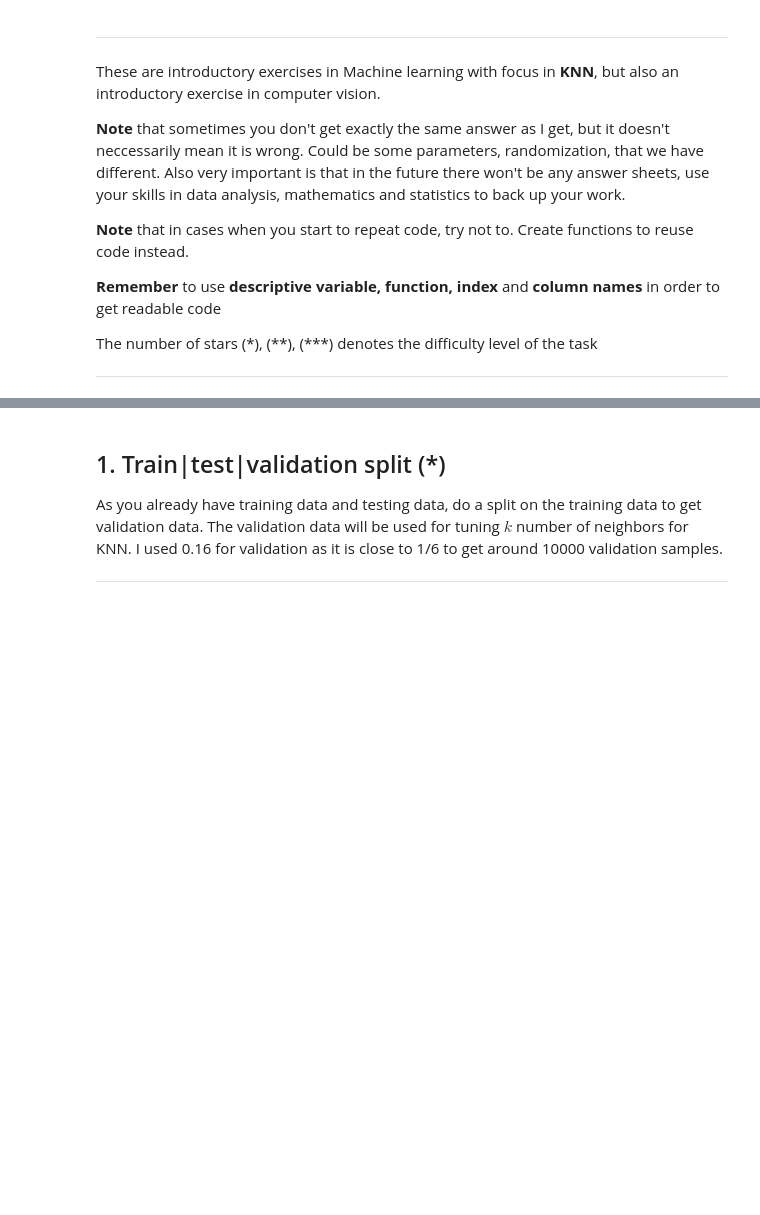
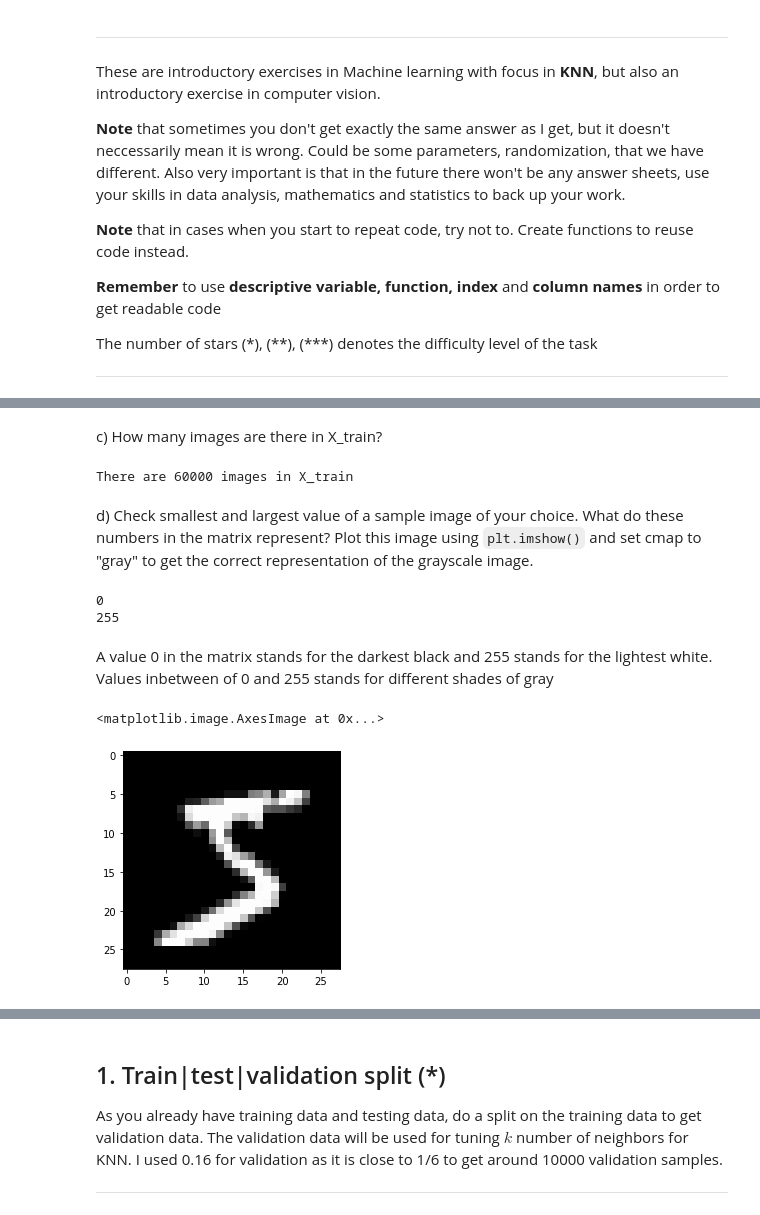
Before and after one commit to yuna-liu/Maskininlarning-Yuna-Liu, a Jupyter notebook: Exercises/E05_KNN.ipynb, the cells around one changed output, grey strips where cells are left out. Cells and saved outputs as stored; diff of their text form; code cells hidden in the pictures; blank space fills up the shorter version.

````diff
--- a/Exercises/E05_KNN.ipynb
+++ b/Exercises/E05_KNN.ipynb
@@ -57,0 +66,3 @@ e) Shape: X_train: (60000, 784), X_test: (10000, 784)
+# %%
+(X_train, y_train), (X_test, y_test)= keras.datasets.mnist.load_data()
+# https://www.tensorflow.org/api_docs/python/tf/keras/datasets/mnist/load_data
@@ -57,0 +90,21 @@ e) Shape: X_train: (60000, 784), X_test: (10000, 784)
+# %% [markdown]
+c) How many images are there in X_train?
+# %%
+print(f'There are {X_train.shape[0]} images in X_train')
+# %% [output]
+There are 60000 images in X_train
+# %% [markdown]
+d) Check smallest and largest value of a sample image of your choice. What do these numbers in the matrix represent? Plot this image using ```plt.imshow()``` and set cmap to "gray" to get the correct representation of the grayscale image.
+# %%
+print(X_train[0].min())
+print(X_train[0].max())
+# %% [output]
+0
+255
+# %% [markdown]
+A value 0 in the matrix stands for the darkest black and 255 stands for the lightest white. Values inbetween of 0 and 255 stands for different shades of gray
+# %%
+plt.imshow(X_train[0], cmap='gray')
+# %% [output]
+<matplotlib.image.AxesImage at 0x...>
+[figure, added]
````
Also changed, not shown: parts of 30 cells of this notebook, 31 other files.
